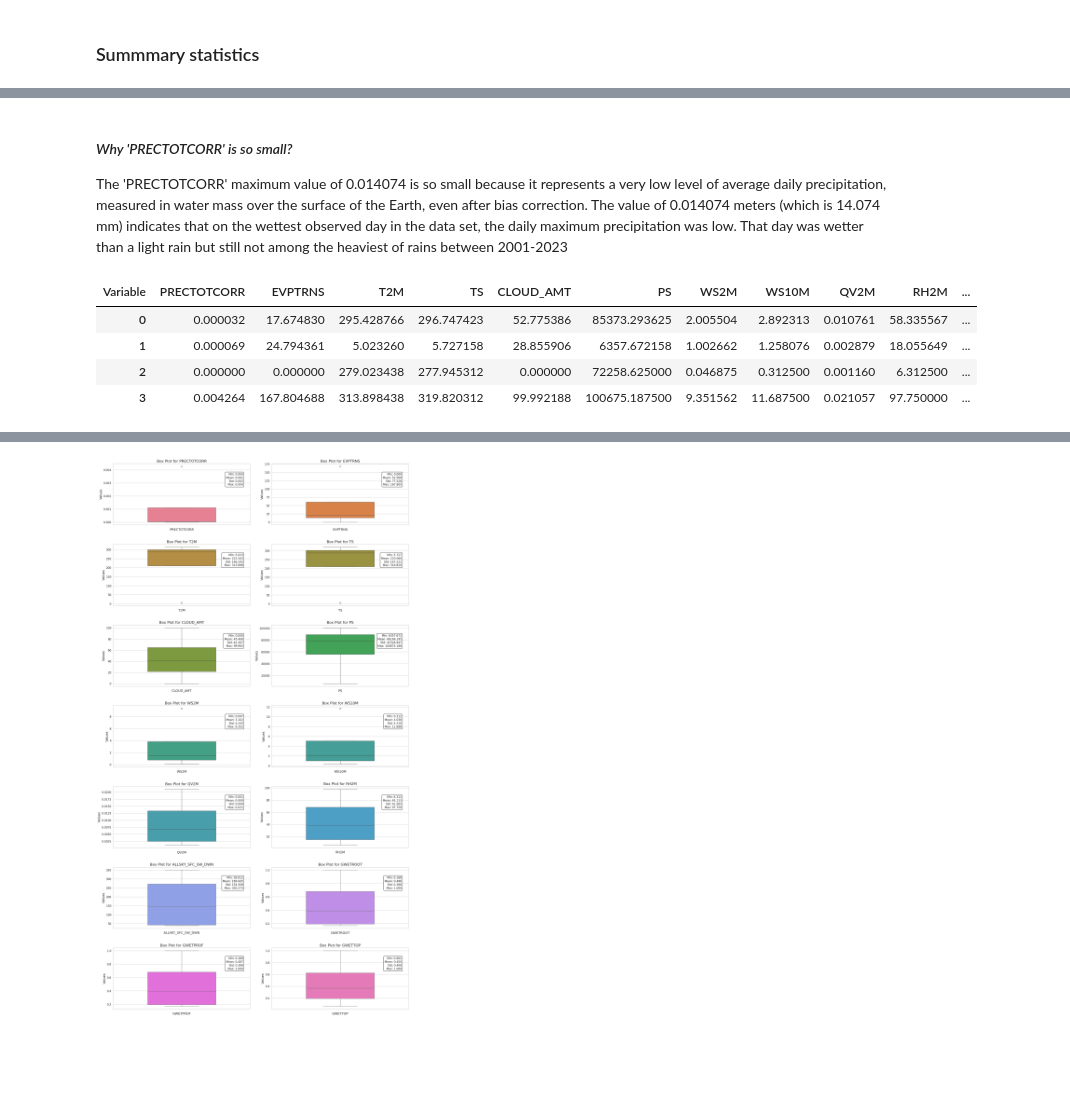
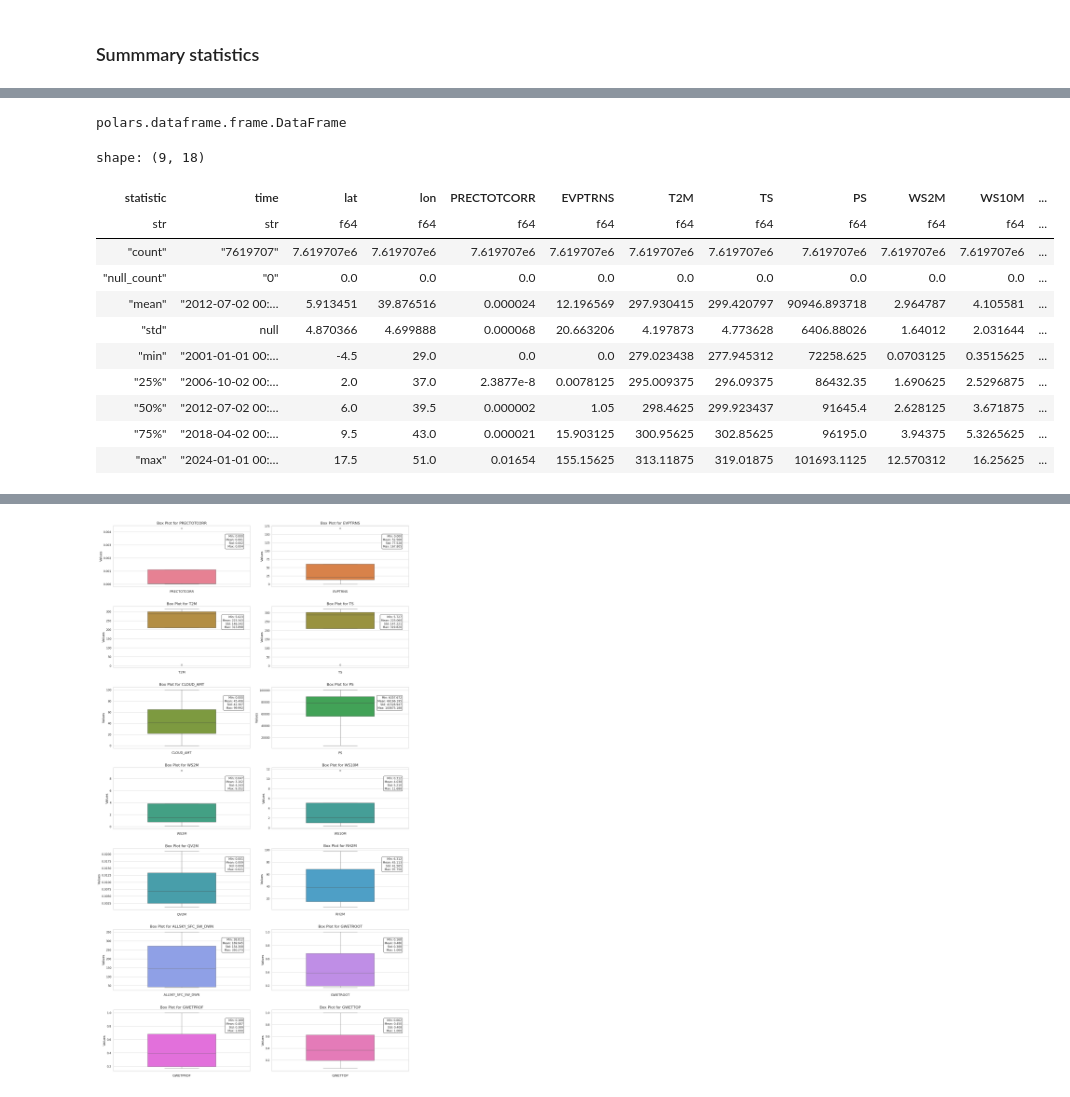
Before and after one commit to AdamPrzychodniPrivate/soil-water-forecasting, a Jupyter notebook: ml-modeling-pipeline/notebooks/3.1 ESTDA_global.ipynb, the cells around one changed output, grey strips where cells are left out. Drawn from its saved outputs; the diff is of its cells as text; code cells hidden in the pictures; blank space fills up the shorter version.

```diff
--- a/ml-modeling-pipeline/notebooks/3.1 ESTDA_global.ipynb
+++ b/ml-modeling-pipeline/notebooks/3.1 ESTDA_global.ipynb
@@ -222,5 +128,0 @@ stats_df
-# %% [markdown]
-#### *Why 'PRECTOTCORR' is so small?*
-
-
-The 'PRECTOTCORR' maximum value of 0.014074 is so small because it represents a very low level of average daily precipitation, measured in water mass over the surface of the Earth, even after bias correction. The value of 0.014074 meters (which is 14.074 mm) indicates that on the wettest observed day in the data set, the daily maximum precipitation was low. That day was wetter than a light rain but still not among the heaviest of rains between 2001-2023
@@ -242,8 +128,0 @@ stats_df_transposed = stats_df_transposed.astype(float)
-# %%
-stats_df_transposed
-# %% [output]
-| Variable | PRECTOTCORR | EVPTRNS | T2M | TS | CLOUD_AMT | PS | WS2M | WS10M | QV2M | RH2M | ... |
-| 0 | 0.000032 | 17.674830 | 295.428766 | 296.747423 | 52.775386 | 85373.293625 | 2.005504 | 2.892313 | 0.010761 | 58.335567 | ... |
-| 1 | 0.000069 | 24.794361 | 5.023260 | 5.727158 | 28.855906 | 6357.672158 | 1.002662 | 1.258076 | 0.002879 | 18.055649 | ... |
-| 2 | 0.000000 | 0.000000 | 279.023438 | 277.945312 | 0.000000 | 72258.625000 | 0.046875 | 0.312500 | 0.001160 | 6.312500 | ... |
-| 3 | 0.004264 | 167.804688 | 313.898438 | 319.820312 | 99.992188 | 100675.187500 | 9.351562 | 11.687500 | 0.021057 | 97.750000 | ... |
@@ -249,0 +131,19 @@ stats_df_transposed
+# %%
+type(summary_stats_polars)
+# %% [output]
+polars.dataframe.frame.DataFrame
+# %%
+summary_stats_polars
+# %% [output]
+shape: (9, 18)
+| statistic | time | lat | lon | PRECTOTCORR | EVPTRNS | T2M | TS | PS | WS2M | WS10M | ... |
+| str | str | f64 | f64 | f64 | f64 | f64 | f64 | f64 | f64 | f64 | ... |
+| "count" | "7619707" | 7.619707e6 | 7.619707e6 | 7.619707e6 | 7.619707e6 | 7.619707e6 | 7.619707e6 | 7.619707e6 | 7.619707e6 | 7.619707e6 | ... |
+| "null_count" | "0" | 0.0 | 0.0 | 0.0 | 0.0 | 0.0 | 0.0 | 0.0 | 0.0 | 0.0 | ... |
+| "mean" | "2012-07-02 00:… | 5.913451 | 39.876516 | 0.000024 | 12.196569 | 297.930415 | 299.420797 | 90946.893718 | 2.964787 | 4.105581 | ... |
+| "std" | null | 4.870366 | 4.699888 | 0.000068 | 20.663206 | 4.197873 | 4.773628 | 6406.88026 | 1.64012 | 2.031644 | ... |
+| "min" | "2001-01-01 00:… | -4.5 | 29.0 | 0.0 | 0.0 | 279.023438 | 277.945312 | 72258.625 | 0.0703125 | 0.3515625 | ... |
+| "25%" | "2006-10-02 00:… | 2.0 | 37.0 | 2.3877e-8 | 0.0078125 | 295.009375 | 296.09375 | 86432.35 | 1.690625 | 2.5296875 | ... |
+| "50%" | "2012-07-02 00:… | 6.0 | 39.5 | 0.000002 | 1.05 | 298.4625 | 299.923437 | 91645.4 | 2.628125 | 3.671875 | ... |
+| "75%" | "2018-04-02 00:… | 9.5 | 43.0 | 0.000021 | 15.903125 | 300.95625 | 302.85625 | 96195.0 | 3.94375 | 5.3265625 | ... |
+| "max" | "2024-01-01 00:… | 17.5 | 51.0 | 0.01654 | 155.15625 | 313.11875 | 319.01875 | 101693.1125 | 12.570312 | 16.25625 | ... |
```
Also changed, not shown: parts of 13 cells of this notebook.
